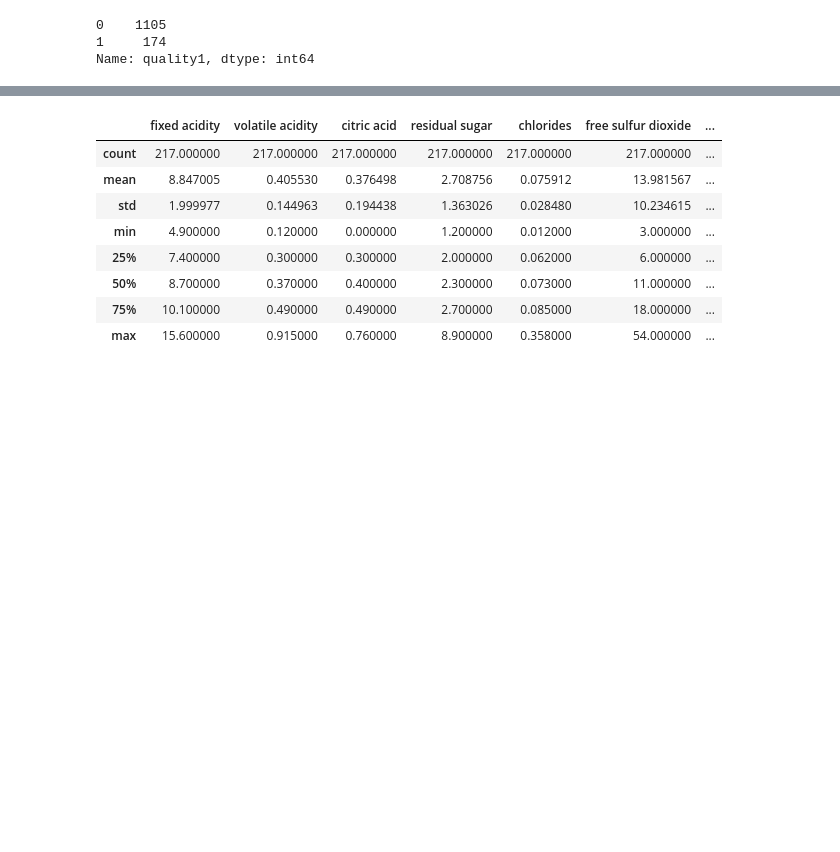
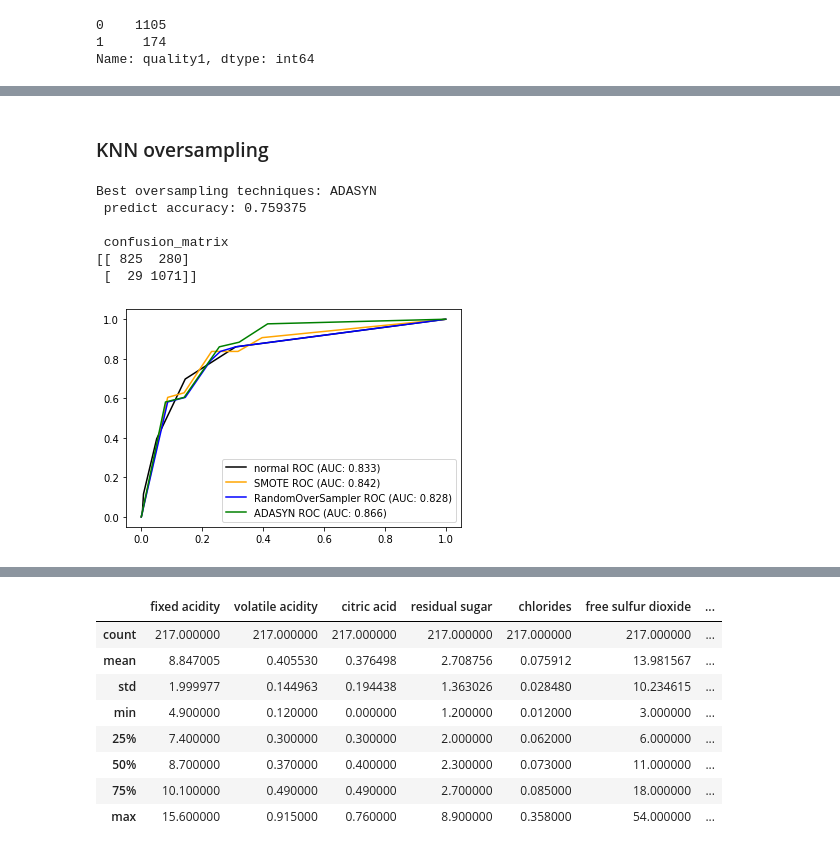
Before and after one commit to OseungKwon/Data-Mining, a Jupyter notebook: project/Project.ipynb, the cells around one changed output, grey strips where cells are left out. Cells and saved outputs as stored; diff of their text form; code cells hidden in the pictures; blank space fills up the shorter version.

```diff
--- a/project/Project.ipynb
+++ b/project/Project.ipynb
@@ -310,0 +316,30 @@ Fitting 10 folds for each of 100 candidates, totalling 1000 fits
+# %% [markdown]
+### KNN oversampling
+# %%
+model = KNeighborsClassifier()
+
+plot_roc(model, 'black','normal ROC')
+
+X_resampled, y_resampled = SMOTE().fit_resample(X_train,y_train)
+model.fit(X_resampled,y_resampled)
+plot_roc_oversampler(model, 'orange','SMOTE ROC')
+
+X_resampled, y_resampled = RandomOverSampler(sampling_strategy='minority').fit_resample(X_train,y_train)
+model.fit(X_resampled,y_resampled)
+plot_roc_oversampler(model, 'blue','RandomOverSampler ROC')
+
+X_resampled, y_resampled = ADASYN().fit_resample(X_train,y_train)
+model.fit(X_resampled,y_resampled)
+plot_roc_oversampler(model, 'green','ADASYN ROC')
+print_acc_cm(model,'ADASYN')
+
+plt.legend()
+plt.show()
+# %% [output]
+Best oversampling techniques: ADASYN
+ predict accuracy: 0.759375
+
+ confusion_matrix
+[[ 825  280]
+ [  29 1071]]
+[figure, added]
```
Also changed, not shown: parts of 34 cells of this notebook, 1 other file.
